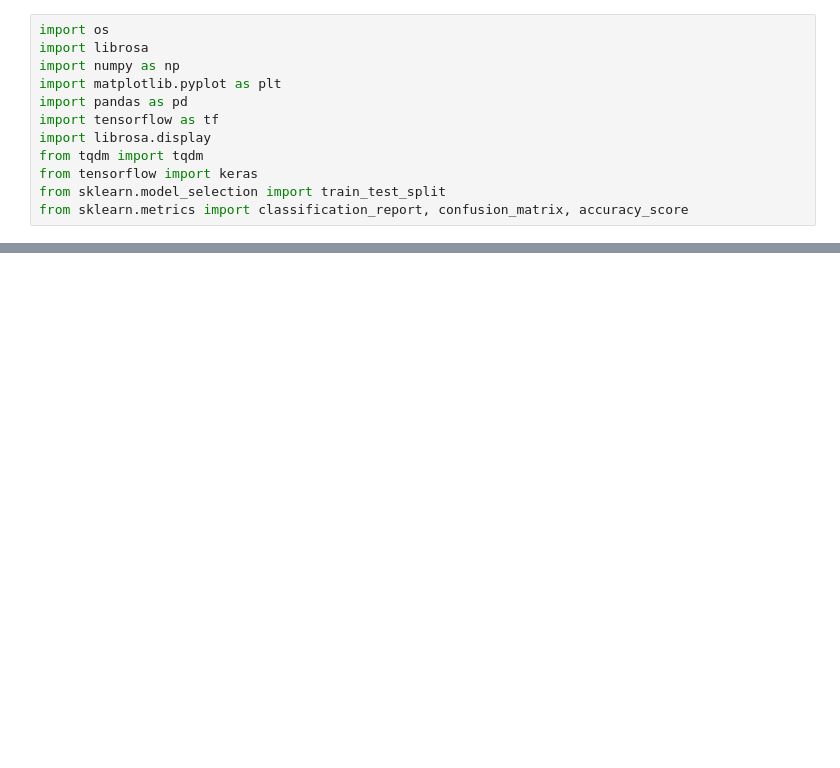
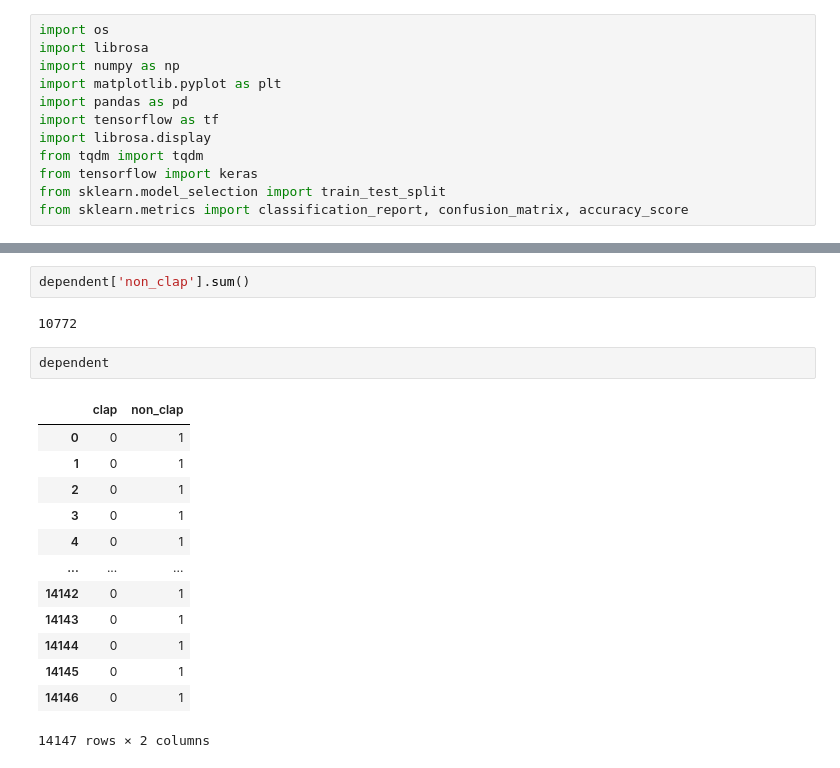
Before and after one commit to xaeoee/ClapNet, a Jupyter notebook: data_preprocessing.ipynb, the cells around one changed output, grey strips where cells are left out. Cells and saved outputs as stored; diff of their text form; blank space fills up the shorter version.

```diff
--- a/data_preprocessing.ipynb
+++ b/data_preprocessing.ipynb
@@ -273,0 +377,20 @@ Overall Accuracy: 0.9727011494252874
+# %%
+dependent['non_clap'].sum()
+# %% [output]
+10772
+# %%
+dependent
+# %% [output]
+|  | clap | non_clap |
+| 0 | 0 | 1 |
+| 1 | 0 | 1 |
+| 2 | 0 | 1 |
+| 3 | 0 | 1 |
+| 4 | 0 | 1 |
+| ... | ... | ... |
+| 14142 | 0 | 1 |
+| 14143 | 0 | 1 |
+| 14144 | 0 | 1 |
+| 14145 | 0 | 1 |
+| 14146 | 0 | 1 |
+14147 rows × 2 columns
```
Also changed, not shown: parts of 8 cells of this notebook.
